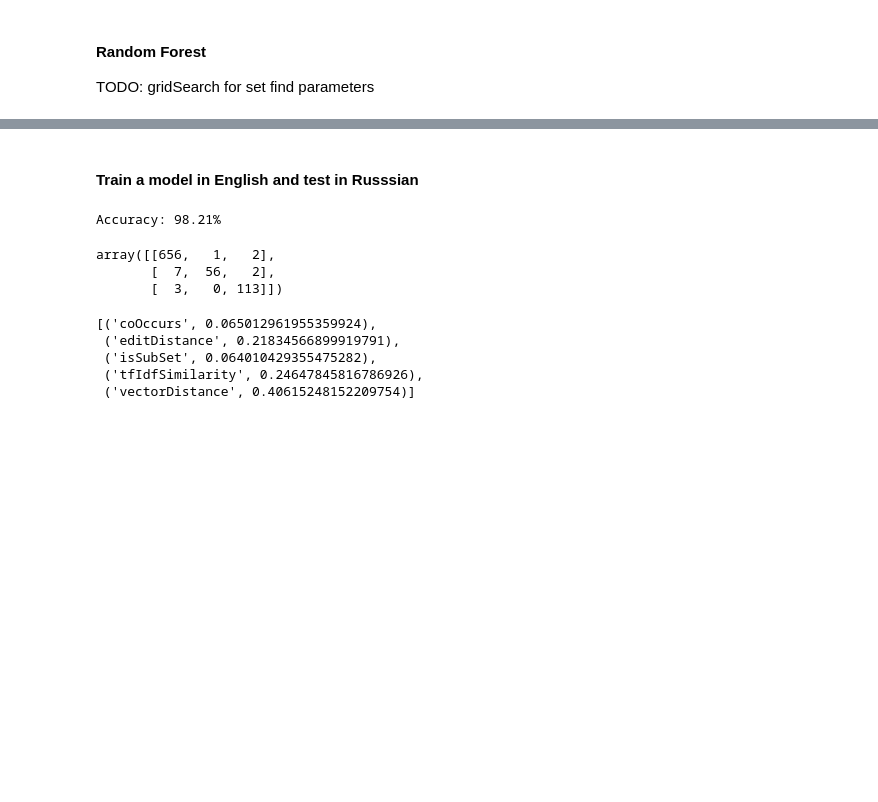
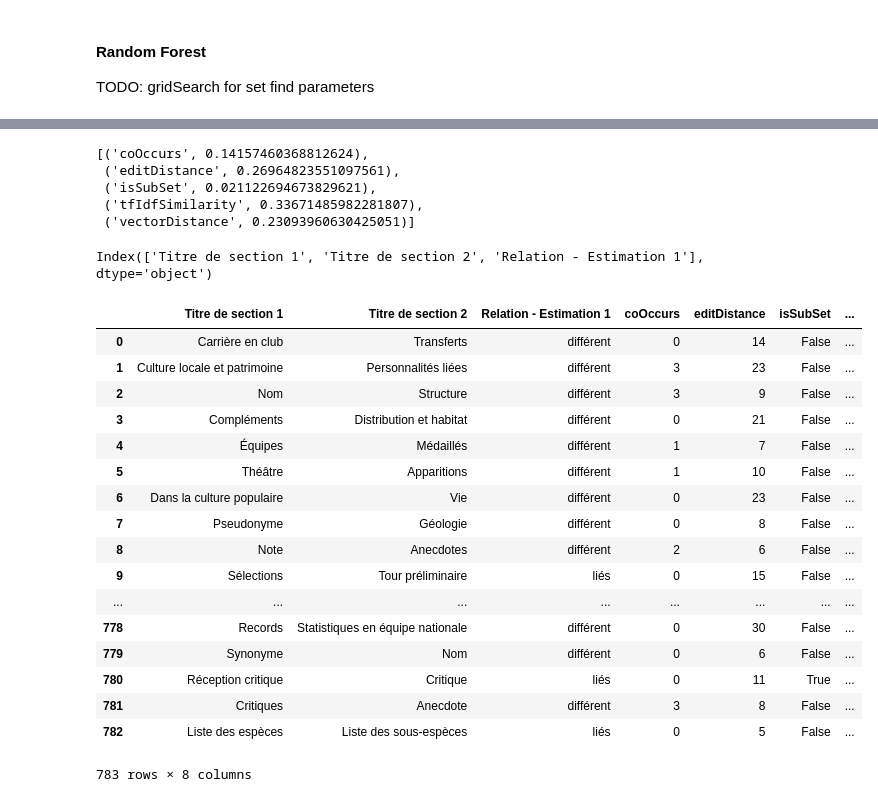
Before and after one commit to digitalTranshumant/wmf-interlanguage, a Jupyter notebook: Synonyms.ipynb, the cells around one changed output, grey strips where cells are left out. Saved outputs shown, nothing was run; the diff lists cells and outputs as text; code cells hidden in the pictures; blank space fills up the shorter version.

```diff
--- a/Synonyms.ipynb
+++ b/Synonyms.ipynb
@@ -354,7 +354,16 @@ list(zip(X_test.columns,clf.feature_importances_))
 # %%
-features = pd.read_excel('ruSynonyms_Stratified.xls')
-labels = pd.read_csv('Synonym mapping - ru-r1.csv')
+def translateLabelsFrToEn(label):
+    if label =='différent':
+        return 'not related'
+    if label == 'liés':
+        return 'related'
+    if label =='identique':
+        return 'synonym'
 
-en = pd.merge(labels, features, how='left', left_on=['Section title 1', 'Section title 2'],right_on=['Sec_A', 'Sec_B'])
-en = data[['Section title 1', 'Section title 2','Relation - Assessment 1', 'coOccurs','editDistance','isSubSet','tfIdfSimilarity','vectorDistance']]
+features = pd.read_excel('frSynonyms_Stratified.xls')
+labels = pd.read_csv('Synonym mapping - fr-r1.csv')
+
+fr = pd.merge(labels, features, how='left', left_on=['Titre de section 1', 'Titre de section 2'],right_on=['Sec_A', 'Sec_B'])
+fr['Relation - Assessment 1'] = fr['Relation - Estimation 1'].map(translateLabelsFrToEn)
+fr = fr[['Titre de section 1', 'Titre de section 2','Relation - Assessment 1', 'coOccurs','editDistance','isSubSet','tfIdfSimilarity','vectorDistance']]
 # %% [markdown]
@@ -386,23 +399,33 @@ array([[649,   3,   7],
-# %% [markdown]
-#### Train a model in English and test in Russsian
-# %%
-enClf = RandomForestClassifier(n_estimators=40)
-enClf.fit(X_en, Y_en)
-y_pred = enClf.predict(X) # X is the russian data
-# evaluate predictions
-accuracy = accuracy_score(y_pred, Y)
-print("Accuracy: %.2f%%" % (accuracy * 100.0))
-confusion_matrix(Y, y_pred)
-# %% [output]
-Accuracy: 98.21%
-array([[656,   1,   2],
-       [  7,  56,   2],
-       [  3,   0, 113]])
 # %%
-list(zip(X.columns,enClf.feature_importances_))
+list(zip(X.columns,frClf.feature_importances_))
 # %% [output]
-[('coOccurs', 0.065012961955359924),
- ('editDistance', 0.21834566899919791),
- ('isSubSet', 0.064010429355475282),
- ('tfIdfSimilarity', 0.24647845816786926),
- ('vectorDistance', 0.40615248152209754)]
+[('coOccurs', 0.14157460368812624),
+ ('editDistance', 0.26964823551097561),
+ ('isSubSet', 0.021122694673829621),
+ ('tfIdfSimilarity', 0.33671485982281807),
+ ('vectorDistance', 0.23093960630425051)]
+# %%
+labels.columns
+# %% [output]
+Index(['Titre de section 1', 'Titre de section 2', 'Relation - Estimation 1'], dtype='object')
+# %%
+fr
+# %% [output]
+|  | Titre de section 1 | Titre de section 2 | Relation - Estimation 1 | coOccurs | editDistance | isSubSet | ... |
+| 0 | Carrière en club | Transferts | différent | 0 | 14 | False | ... |
+| 1 | Culture locale et patrimoine | Personnalités liées | différent | 3 | 23 | False | ... |
+| 2 | Nom | Structure | différent | 3 | 9 | False | ... |
+| 3 | Compléments | Distribution et habitat | différent | 0 | 21 | False | ... |
+| 4 | Équipes | Médaillés | différent | 1 | 7 | False | ... |
+| 5 | Théâtre | Apparitions | différent | 1 | 10 | False | ... |
+| 6 | Dans la culture populaire | Vie | différent | 0 | 23 | False | ... |
+| 7 | Pseudonyme | Géologie | différent | 0 | 8 | False | ... |
+| 8 | Note | Anecdotes | différent | 2 | 6 | False | ... |
+| 9 | Sélections | Tour préliminaire | liés | 0 | 15 | False | ... |
+| ... | ... | ... | ... | ... | ... | ... | ... |
+| 778 | Records | Statistiques en équipe nationale | différent | 0 | 30 | False | ... |
+| 779 | Synonyme | Nom | différent | 0 | 6 | False | ... |
+| 780 | Réception critique | Critique | liés | 0 | 11 | True | ... |
+| 781 | Critiques | Anecdote | différent | 3 | 8 | False | ... |
+| 782 | Liste des espèces | Liste des sous-espèces | liés | 0 | 5 | False | ... |
+783 rows × 8 columns
```
Also changed, not shown: parts of 10 cells of this notebook.
